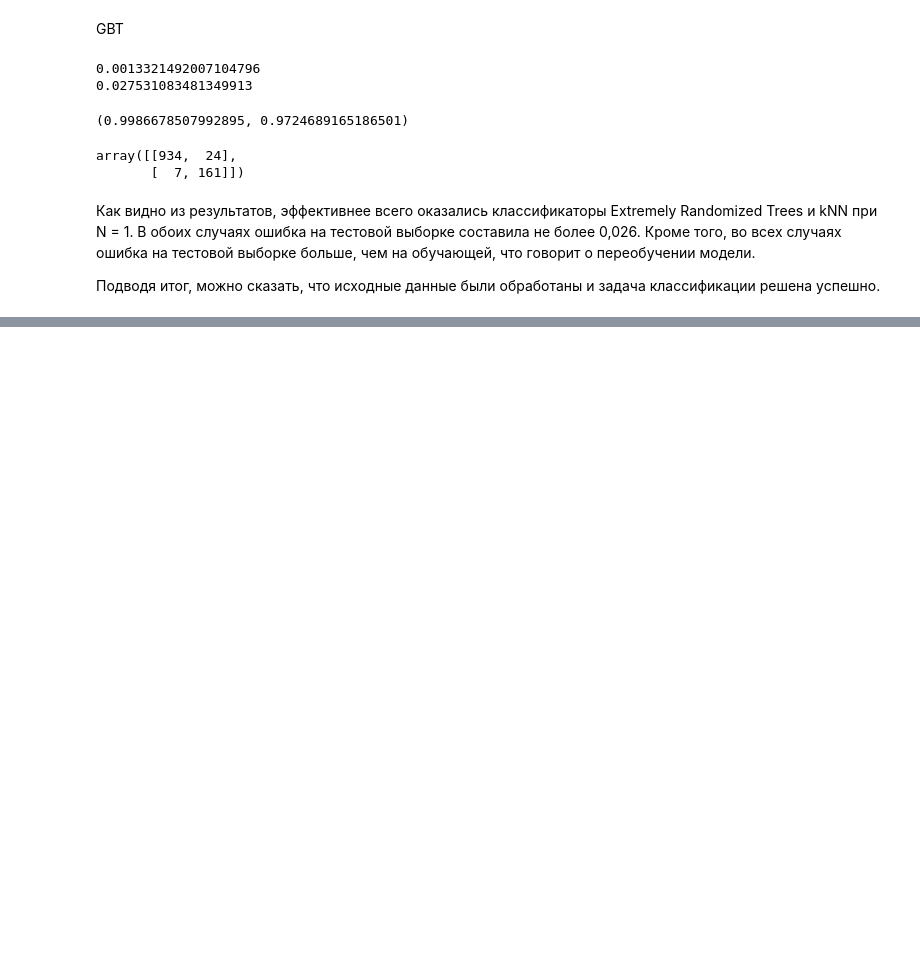
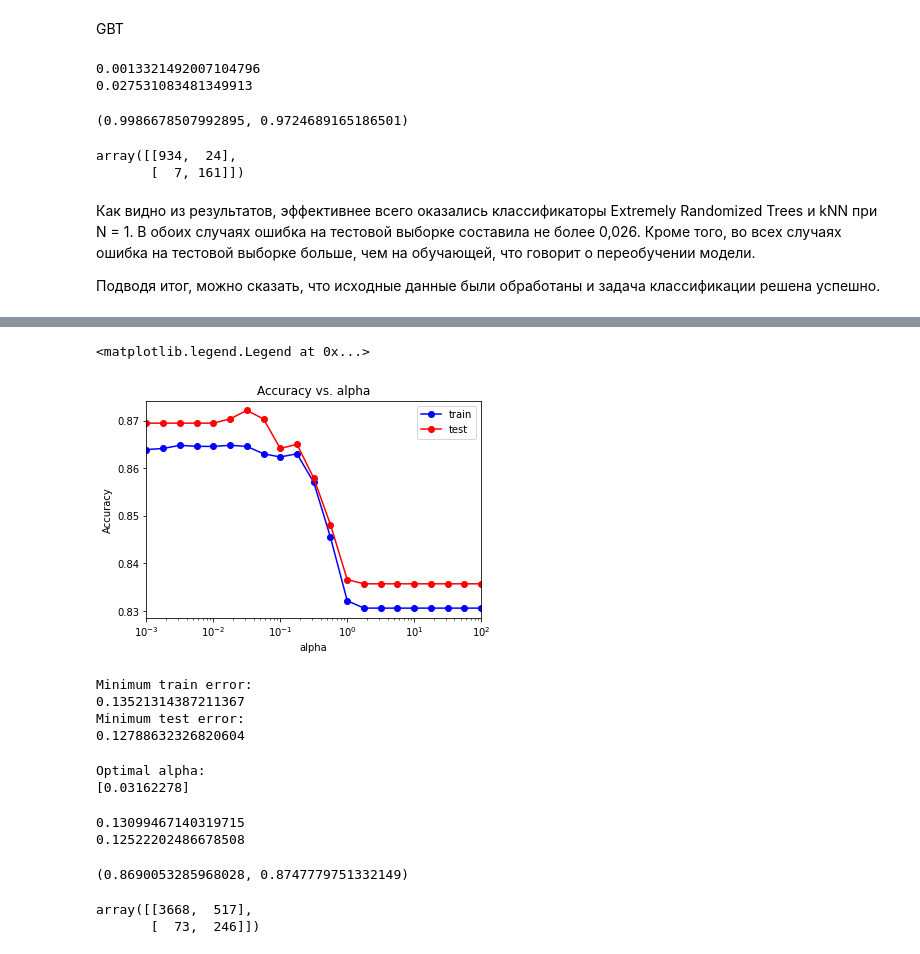
Before and after one commit to Kjibik22/Machine-Learning, a Jupyter notebook: Lab1.ipynb, the cells around one changed output, grey strips where cells are left out. Cells and saved outputs as stored; diff of their text form; code cells hidden in the pictures; blank space fills up the shorter version.

```diff
--- a/Lab1.ipynb
+++ b/Lab1.ipynb
@@ -674,0 +774,58 @@ array([[934,  24],
+# %%
+plt.semilogx(alpha_arr, train_acc, 'b-o', label = 'train')
+plt.semilogx(alpha_arr, test_acc, 'r-o', label = 'test')
+plt.xlim([np.min(alpha_arr), np.max(alpha_arr)])
+plt.title('Accuracy vs. alpha')
+plt.xlabel('alpha')
+plt.ylabel('Accuracy')
+plt.legend()
+# %% [output]
+<matplotlib.legend.Legend at 0x...>
+[figure, added]
+# %%
+min_train_err = np.min(train_err)
+min_test_err = np.min(test_err)
+print("Minimum train error: ")
+print(min_train_err)
+print("Minimum test error: ")
+print(min_test_err)
+# %% [output]
+Minimum train error:
+0.13521314387211367
+Minimum test error:
+0.12788632326820604
+# %%
+alpha_opt = alpha_arr[test_err == min_test_err]
+print("Optimal alpha: ")
+print(alpha_opt)
+# %% [output]
+Optimal alpha:
+[0.03162278]
+# %%
+from sklearn.neural_network import MLPClassifier
+
+mlp = MLPClassifier(alpha = alpha_opt, hidden_layer_sizes = (10,),
+                    solver = 'adam',
+                    activation = 'logistic',
+                    random_state = 7, max_iter = 100)
+mlp.fit(X_train, y_train)
+
+pred_train = mlp.predict(X_train)
+pred_test = mlp.predict(X_test)
+
+err_test  = np.mean(y_test != pred_test)
+err_train  = np.mean(y_train != pred_train)
+print(err_train)
+print(err_test)
+# %% [output]
+0.13099467140319715
+0.12522202486678508
+# %%
+accuracy_score(y_train, pred_train), accuracy_score(y_test, pred_test)
+# %% [output]
+(0.8690053285968028, 0.8747779751332149)
+# %%
+confusion_matrix(pred_train, y_train)
+# %% [output]
+array([[3668,  517],
+       [  73,  246]])
```
Also changed, not shown: parts of 20 cells of this notebook.
